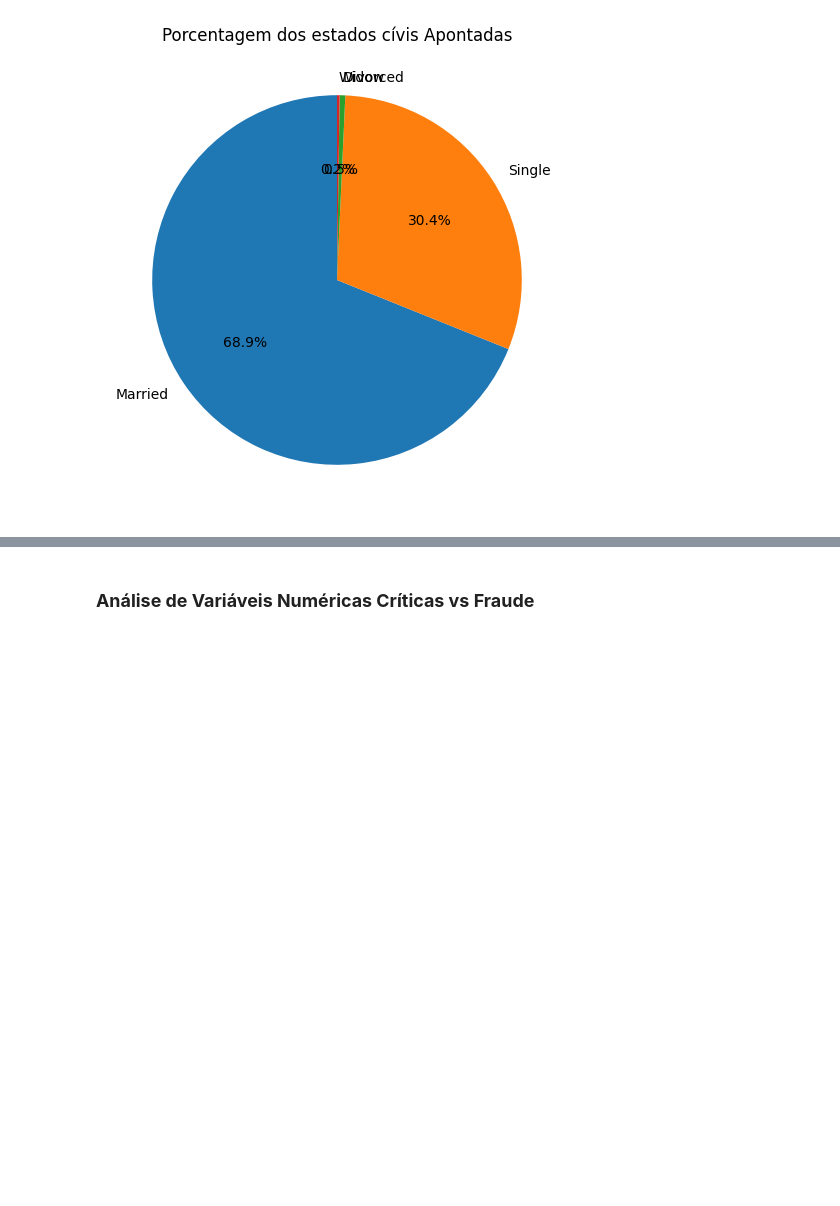
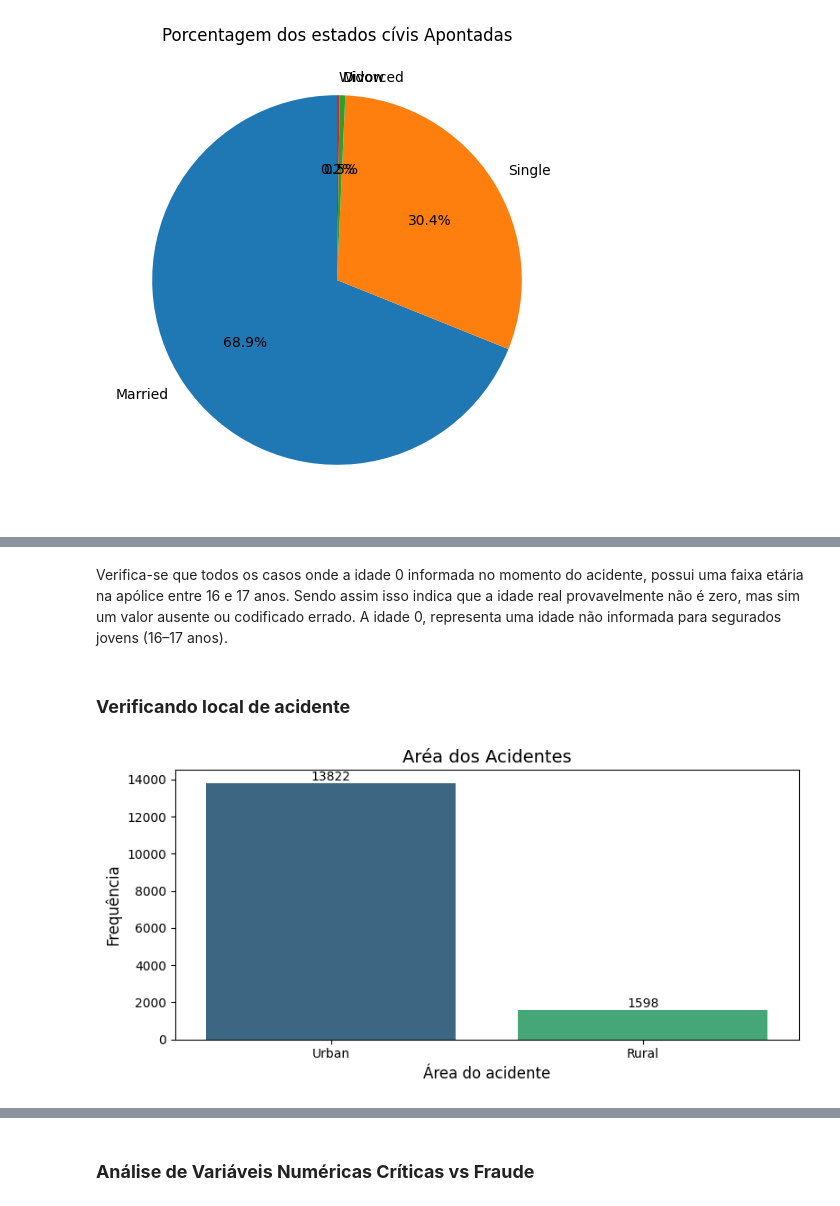
Before and after one commit to alekspettherson/Facens-Pos, a Jupyter notebook: Fundamentos Machine Learning/Trabalho_Final/242789-TrabalhoFinal.ipynb, the cells around one changed output, grey strips where cells are left out. Saved outputs shown, nothing was run; the diff lists cells and outputs as text; code cells hidden in the pictures; blank space fills up the shorter version.

```diff
--- a/Fundamentos Machine Learning/Trabalho_Final/242789-TrabalhoFinal.ipynb
+++ b/Fundamentos Machine Learning/Trabalho_Final/242789-TrabalhoFinal.ipynb
@@ -576,0 +611,36 @@ plt.show()
+# %% [markdown]
+Verifica-se que todos os casos onde a idade 0 informada no momento do acidente, possui uma faixa etária na apólice entre 16 e 17 anos. Sendo assim isso indica que a idade real provavelmente não é zero, mas sim um valor ausente ou codificado errado. A idade 0, representa uma idade não informada para segurados jovens (16–17 anos).
+# %% [markdown]
+### **Verificando local de acidente**
+# %%
+contagem_gen = df['AccidentArea'].value_counts().reset_index()
+contagem_gen.columns = ['AccidentArea', 'Frequência']
+
+plt.figure(figsize=(8, 4))
+
+ax = sns.barplot(
+    x='AccidentArea',
+    y='Frequência',
+    data=contagem_gen,
+    palette='viridis',
+    hue='AccidentArea' # Corrigindo o warning de depreciação
+)
+
+
+# Adicionar Rótulos de Dados (Frequência)
+for container in ax.containers:
+    ax.bar_label(container, fmt='%.0f')
+
+plt.title('Aréa dos Acidentes', fontsize=14)
+plt.xlabel('Área do acidente', fontsize=12)
+plt.ylabel('Frequência', fontsize=12)
+plt.xticks(rotation=0)
+
+# Ocultar a legenda (Correção alternativa ao erro)
+if ax.legend_:
+    ax.legend_.remove()
+
+plt.tight_layout()
+plt.show()
+# %% [output]
+[figure, added]
```
Also changed, not shown: parts of 8 cells of this notebook.
